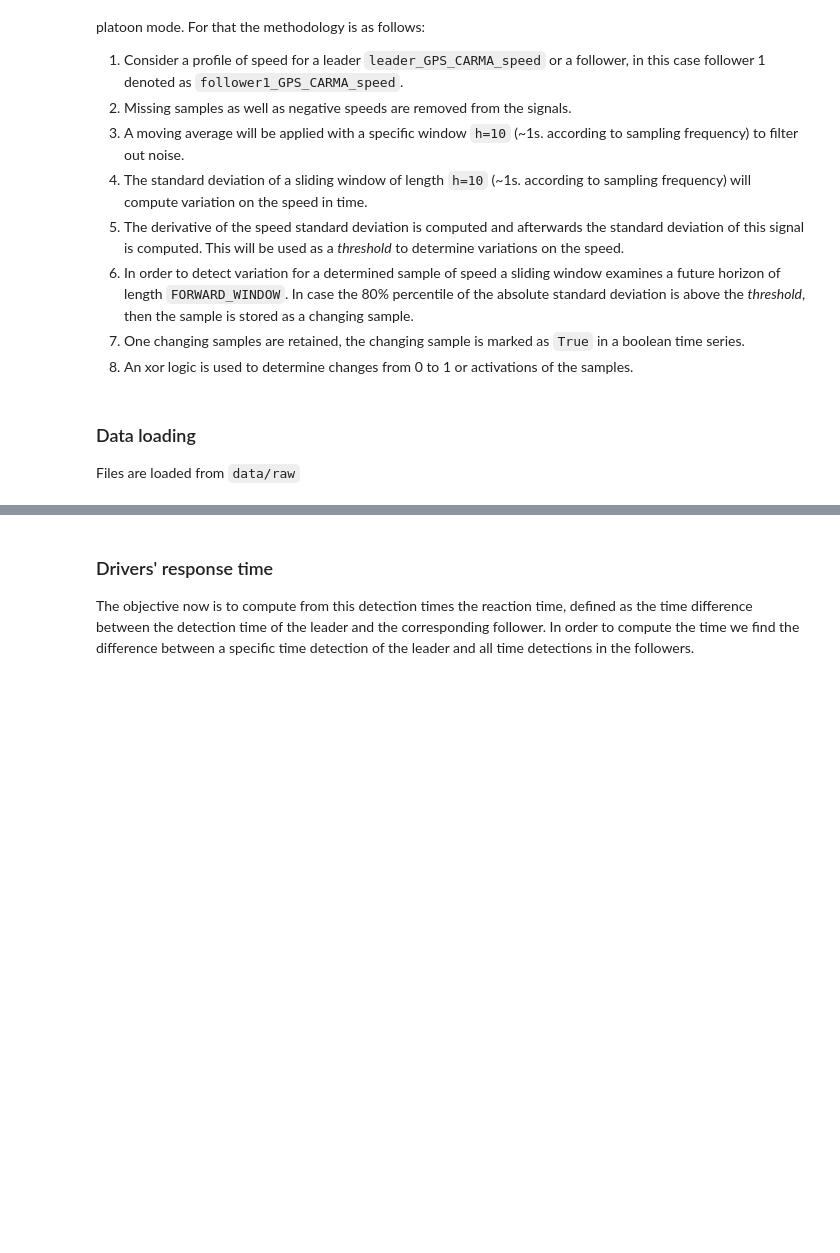
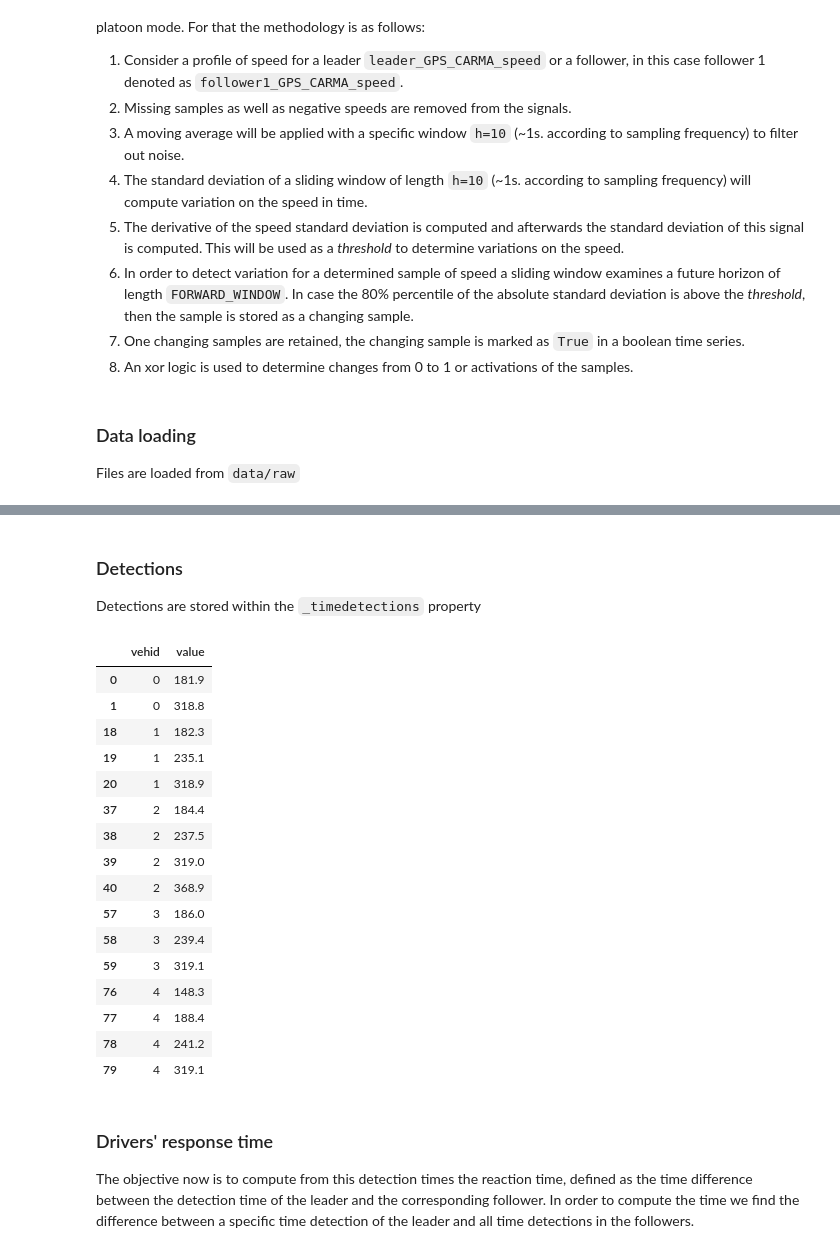
Before and after one commit to licit-lab/vrt_analysis, a Jupyter notebook: TF-AnalysisResponseTime.ipynb, the cells around one changed output, grey strips where cells are left out. Drawn from its saved outputs; the diff is of its cells as text; code cells hidden in the pictures; blank space fills up the shorter version.

```diff
--- a/TF-AnalysisResponseTime.ipynb
+++ b/TF-AnalysisResponseTime.ipynb
@@ -440,3 +101,27 @@ for follower,detection_follower in zip(followers,detections_followers):
+# %% [markdown]
+### Detections
+
+Detections are stored within the `_timedetections` property
+# %%
+lData[0]._transitiontimes
+# %% [output]
+|  | vehid | value |
+| 0 | 0 | 181.9 |
+| 1 | 0 | 318.8 |
+| 18 | 1 | 182.3 |
+| 19 | 1 | 235.1 |
+| 20 | 1 | 318.9 |
+| 37 | 2 | 184.4 |
+| 38 | 2 | 237.5 |
+| 39 | 2 | 319.0 |
+| 40 | 2 | 368.9 |
+| 57 | 3 | 186.0 |
+| 58 | 3 | 239.4 |
+| 59 | 3 | 319.1 |
+| 76 | 4 | 148.3 |
+| 77 | 4 | 188.4 |
+| 78 | 4 | 241.2 |
+| 79 | 4 | 319.1 |
 # %% [markdown]
 ### Drivers' response time
 
```
Also changed, not shown: parts of 35 cells of this notebook, 1 other file.
